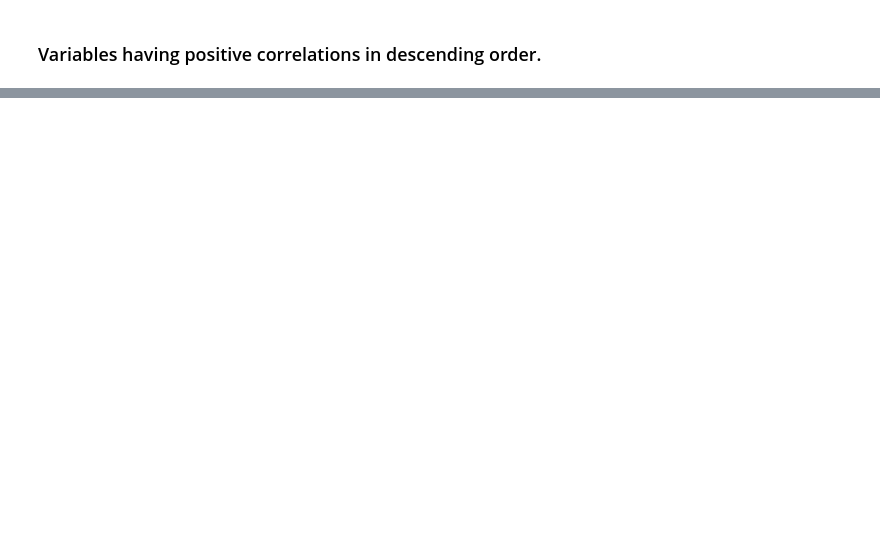
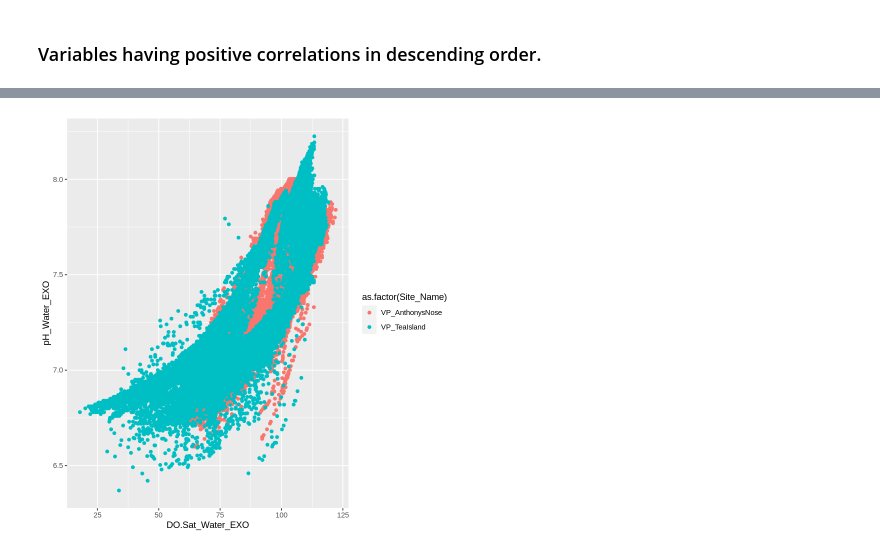
Before and after one commit to anirban-a/DataAnalyticsSpring2023_Anirban_Acharya, a Jupyter notebook: Jefferson_Project.ipynb, the cells around one changed output, grey strips where cells are left out. Saved outputs shown, nothing was run; the diff lists cells and outputs as text; code cells hidden in the pictures; blank space fills up the shorter version.

```diff
--- a/Jefferson_Project.ipynb
+++ b/Jefferson_Project.ipynb
@@ -121,0 +119,6 @@ A data.frame: 18 × 3
+# %%
+# DO.Sat_Water_EXO vs pH_Water_EXO
+ggplot(df, mapping=aes(x=DO.Sat_Water_EXO, y=pH_Water_EXO, color=as.factor(Site_Name)))+
+  geom_point()
+# %% [output]
+[figure, added]
```
Also changed, not shown: parts of 9 cells of this notebook.
